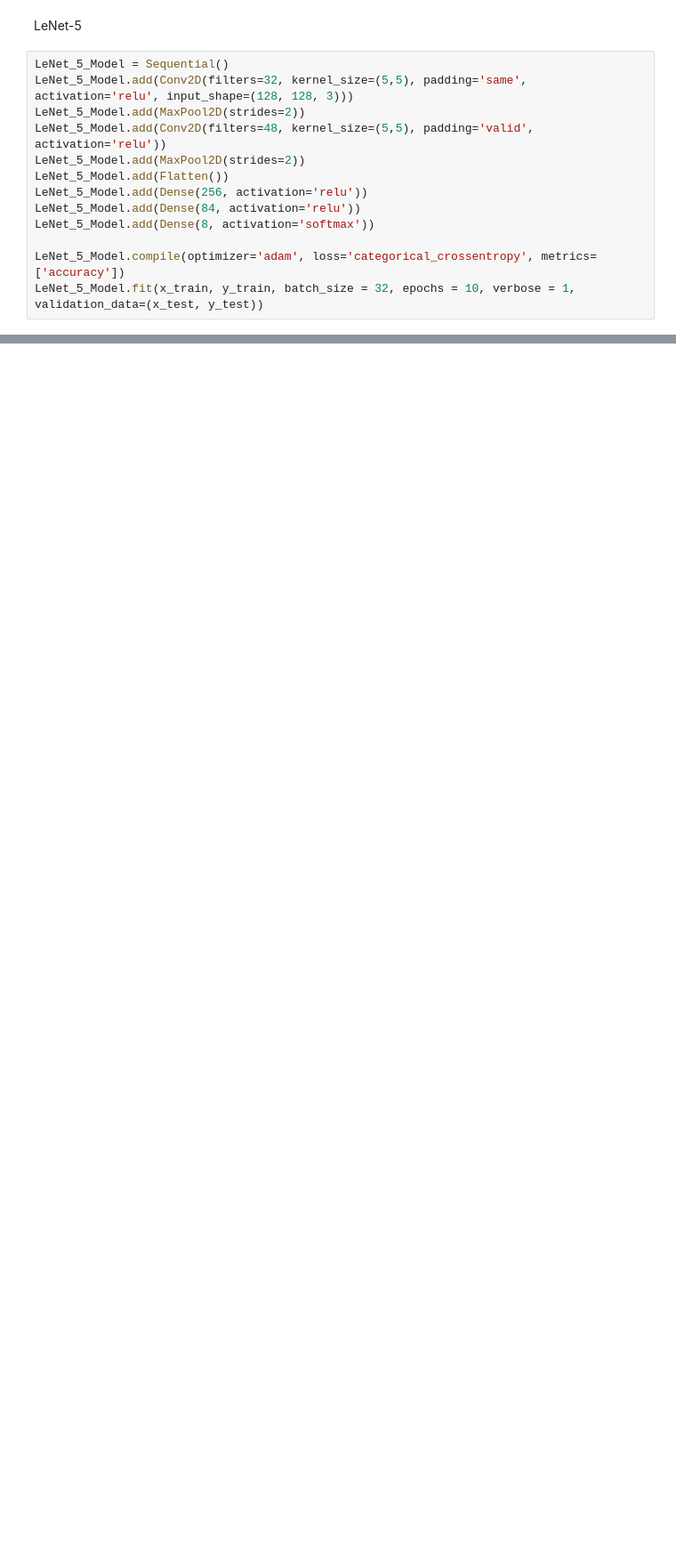
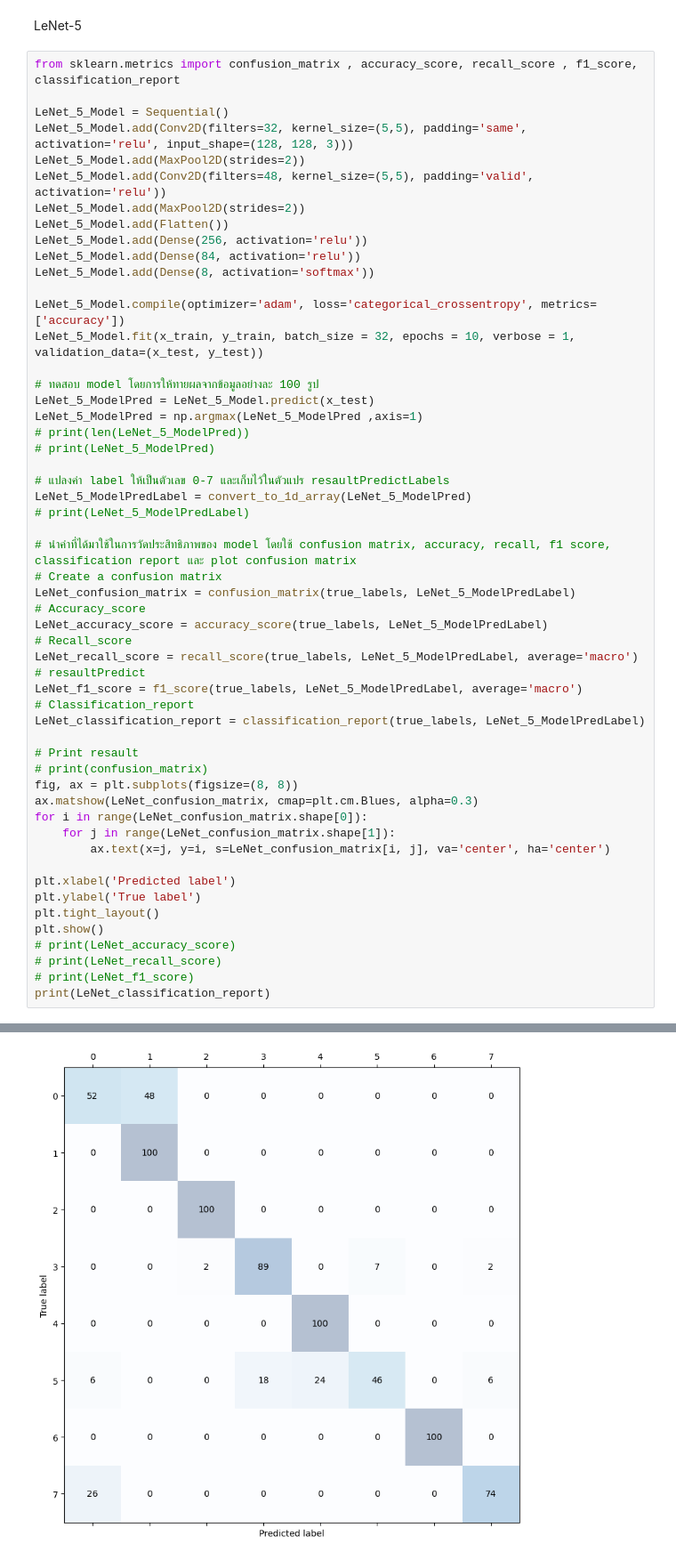
Before and after one commit to chonlatee11/Model-Project, a Jupyter notebook: model.ipynb, the cells around one changed output, grey strips where cells are left out. Shown at 89% size. Drawn from its saved outputs; the diff is of its cells as text; blank space fills up the shorter version.

```diff
--- a/model.ipynb
+++ b/model.ipynb
@@ -187,6 +186,8 @@ weighted avg       0.95      0.94      0.94       800
 # %% [markdown]
 LeNet-5
 # %%
+from sklearn.metrics import confusion_matrix , accuracy_score, recall_score , f1_score, classification_report
+
 LeNet_5_Model = Sequential()
 LeNet_5_Model.add(Conv2D(filters=32, kernel_size=(5,5), padding='same', activation='relu', input_shape=(128, 128, 3)))
 LeNet_5_Model.add(MaxPool2D(strides=2))
@@ -199,5 +200,44 @@ LeNet_5_Model.add(Dense(8, activation='softmax'))
 
 LeNet_5_Model.compile(optimizer='adam', loss='categorical_crossentropy', metrics=['accuracy'])
 LeNet_5_Model.fit(x_train, y_train, batch_size = 32, epochs = 10, verbose = 1, validation_data=(x_test, y_test))
+
+# ทดสอบ model โดยการให้ทายผลจากข้อมูลอย่างละ 100 รูป
+LeNet_5_ModelPred = LeNet_5_Model.predict(x_test)
+LeNet_5_ModelPred = np.argmax(LeNet_5_ModelPred ,axis=1)
+# print(len(LeNet_5_ModelPred))
+# print(LeNet_5_ModelPred)
+
+# แปลงค่า label ให้เป็นตัวเลข 0-7 และเก็บไว้ในตัวแปร resaultPredictLabels
+LeNet_5_ModelPredLabel = convert_to_1d_array(LeNet_5_ModelPred)
+# print(LeNet_5_ModelPredLabel)
+
+# นำค่าที่ได้มาใช้ในการวัดประสิทธิภาพของ model โดยใช้ confusion matrix, accuracy, recall, f1 score, classification report และ plot confusion matrix
+# Create a confusion matrix
+LeNet_confusion_matrix = confusion_matrix(true_labels, LeNet_5_ModelPredLabel)
+# Accuracy_score
+LeNet_accuracy_score = accuracy_score(true_labels, LeNet_5_ModelPredLabel)
+# Recall_score
+LeNet_recall_score = recall_score(true_labels, LeNet_5_ModelPredLabel, average='macro')
+# resaultPredict
+LeNet_f1_score = f1_score(true_labels, LeNet_5_ModelPredLabel, average='macro')
+# Classification_report
+LeNet_classification_report = classification_report(true_labels, LeNet_5_ModelPredLabel)
+
+# Print resault
+# print(confusion_matrix)
+fig, ax = plt.subplots(figsize=(8, 8))
+ax.matshow(LeNet_confusion_matrix, cmap=plt.cm.Blues, alpha=0.3)
+for i in range(LeNet_confusion_matrix.shape[0]):
+    for j in range(LeNet_confusion_matrix.shape[1]):
+        ax.text(x=j, y=i, s=LeNet_confusion_matrix[i, j], va='center', ha='center')
+
+plt.xlabel('Predicted label')
+plt.ylabel('True label')
+plt.tight_layout()
+plt.show()
+# print(LeNet_accuracy_score)
+# print(LeNet_recall_score)
+# print(LeNet_f1_score)
+print(LeNet_classification_report)
 # %% [output]
 Epoch 1/10
@@ -222,0 +260 @@ Epoch 10/10
+[figure, added]
```
Also changed, not shown: parts of 10 cells of this notebook.
